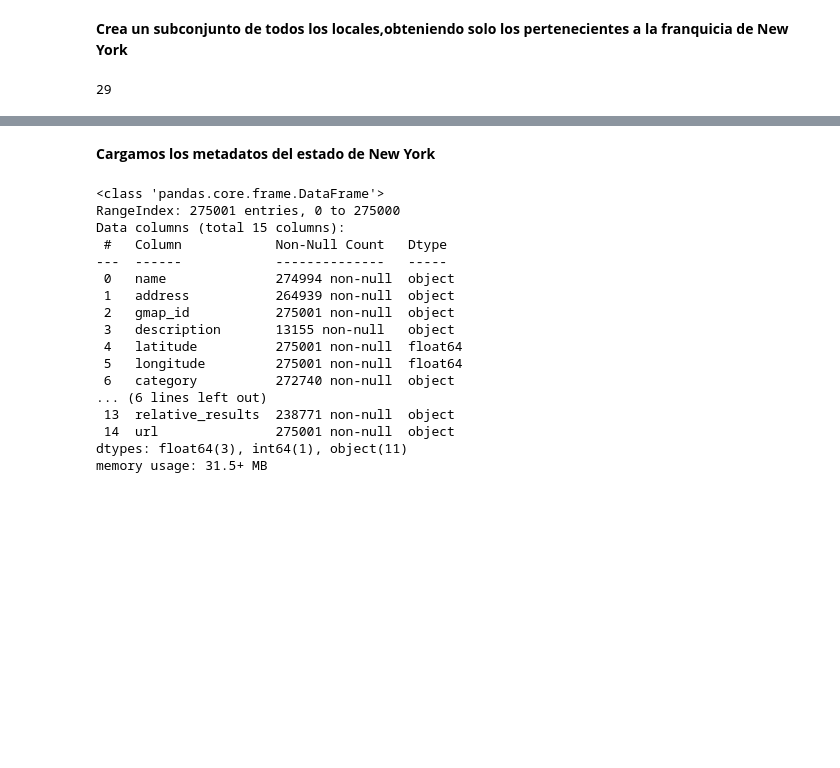
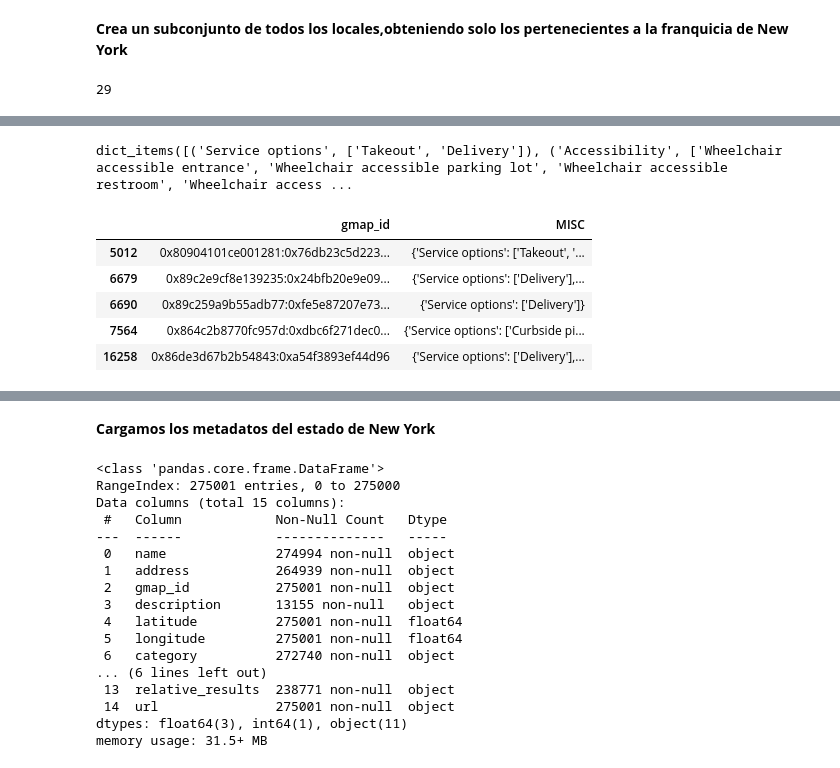
Before and after one commit to Datalogia/PG_12, a Jupyter notebook: ETL_Yelp_Gmaps.ipynb, the cells around one changed output, grey strips where cells are left out. Saved outputs shown, nothing was run; the diff lists cells and outputs as text; code cells hidden in the pictures; blank space fills up the shorter version.

```diff
--- a/ETL_Yelp_Gmaps.ipynb
+++ b/ETL_Yelp_Gmaps.ipynb
@@ -1126,3 +1136,17 @@ df_NY_Locales.head(2)
 |  | name | address | gmap_id | description | latitude | longitude | category | avg_rating | num_of_reviews | ... |
 | 5012 | McDonald's | McDonald's, 1205 S Main St, Mante... | 0x80904101ce001281:0x76db23c5d223... | Classic, long-running fast-food c... | 37.785995 | -121.218062 | [Fast food restaurant, Breakfast ... | 2.4 | 48 | ... |
 | 6679 | McDonald's | McDonald's, 1000 Palisades Center... | 0x89c2e9cf8e139235:0x24bfb20e9e09... | Classic, long-running fast-food c... | 41.097768 | -73.955392 | [Fast food restaurant, Breakfast ... | 2.2 | 18 | ... |
+# %%
+df_NY_Locales.loc[5012].MISC.items()
+# %% [output]
+dict_items([('Service options', ['Takeout', 'Delivery']), ('Accessibility', ['Wheelchair accessible entrance', 'Wheelchair accessible parking lot', 'Wheelchair accessible restroom', 'Wheelchair access ...
+# %%
+df_atribute_gmaps = df_NY_Locales.loc[:, ["gmap_id",'MISC']]
+df_atribute_gmaps.head()
+# %% [output]
+|  | gmap_id | MISC |
+| 5012 | 0x80904101ce001281:0x76db23c5d223... | {'Service options': ['Takeout', '... |
+| 6679 | 0x89c2e9cf8e139235:0x24bfb20e9e09... | {'Service options': ['Delivery'],... |
+| 6690 | 0x89c259a9b55adb77:0xfe5e87207e73... | {'Service options': ['Delivery']} |
+| 7564 | 0x864c2b8770fc957d:0xdbc6f271dec0... | {'Service options': ['Curbside pi... |
+| 16258 | 0x86de3d67b2b54843:0xa54f3893ef44d96 | {'Service options': ['Delivery'],... |
```
Also changed, not shown: parts of 8 cells of this notebook.
